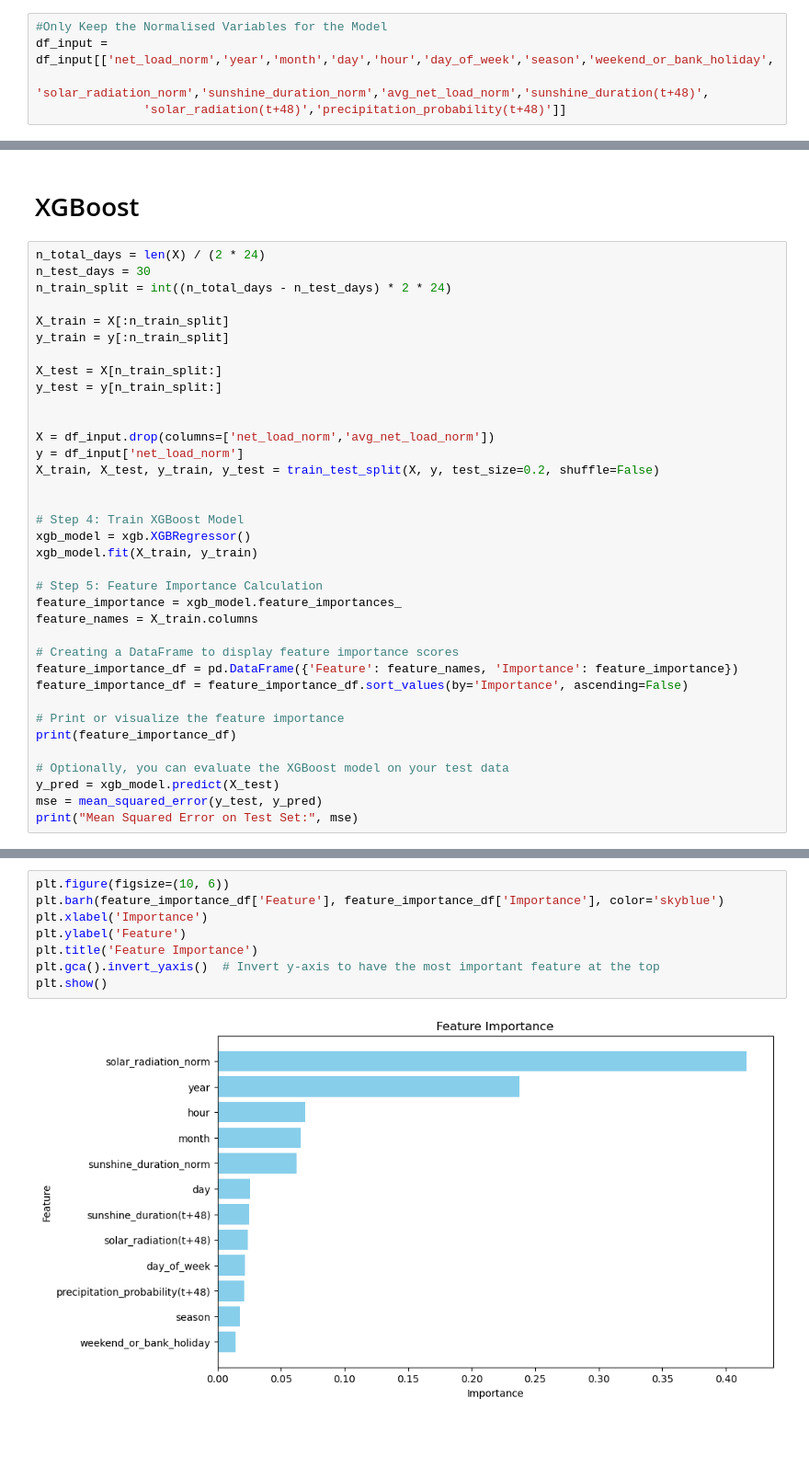
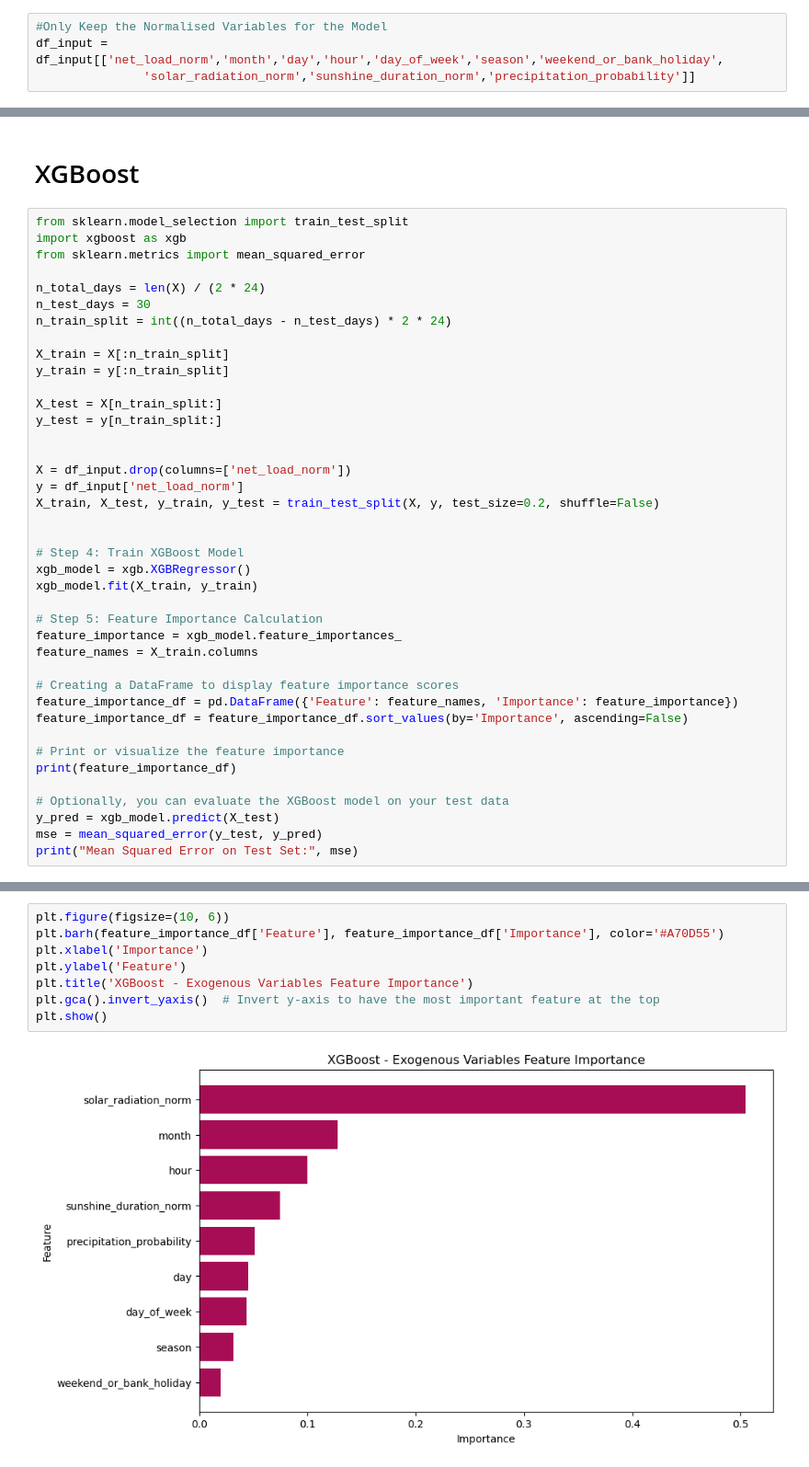
Before and after one commit to dguiraldes/aml_project, a Jupyter notebook: XGBoost - Adri.ipynb, the cells around one changed output, grey strips where cells are left out. Shown at 92% size. Cells and saved outputs as stored; diff of their text form; blank space fills up the shorter version.

```diff
--- a/XGBoost - Adri.ipynb
+++ b/XGBoost - Adri.ipynb
@@ -127,9 +127,8 @@ See the caveats in the documentation: https://pandas.pydata.org/pandas-docs/stab
   df_input.dropna(inplace=True)
 # %%
 #Only Keep the Normalised Variables for the Model
-df_input = df_input[['net_load_norm','year','month','day','hour','day_of_week','season','weekend_or_bank_holiday',
-               'solar_radiation_norm','sunshine_duration_norm','avg_net_load_norm','sunshine_duration(t+48)',
-               'solar_radiation(t+48)','precipitation_probability(t+48)']]
+df_input = df_input[['net_load_norm','month','day','hour','day_of_week','season','weekend_or_bank_holiday',
+               'solar_radiation_norm','sunshine_duration_norm','precipitation_probability']]
 # %% [markdown]
 # Generate X and Y Matrices
 # %%
@@ -173,6 +172,10 @@ model5.add(Dense(y_train.shape[1]))
 # %% [markdown]
 # XGBoost
 # %%
+from sklearn.model_selection import train_test_split
+import xgboost as xgb
+from sklearn.metrics import mean_squared_error
+
 n_total_days = len(X) / (2 * 24)
 n_test_days = 30
 n_train_split = int((n_total_days - n_test_days) * 2 * 24)
@@ -184,7 +187,7 @@ X_test = X[n_train_split:]
 y_test = y[n_train_split:]
 
 
-X = df_input.drop(columns=['net_load_norm','avg_net_load_norm'])
+X = df_input.drop(columns=['net_load_norm'])
 y = df_input['net_load_norm']
 X_train, X_test, y_train, y_test = train_test_split(X, y, test_size=0.2, shuffle=False)
 
@@ -226,10 +226,10 @@ Mean Squared Error on Test Set: 0.018397532292032632
 # %%
 plt.figure(figsize=(10, 6))
-plt.barh(feature_importance_df['Feature'], feature_importance_df['Importance'], color='skyblue')
+plt.barh(feature_importance_df['Feature'], feature_importance_df['Importance'], color='#A70D55')
 plt.xlabel('Importance')
 plt.ylabel('Feature')
-plt.title('Feature Importance')
+plt.title('XGBoost - Exogenous Variables Feature Importance')
 plt.gca().invert_yaxis()  # Invert y-axis to have the most important feature at the top
 plt.show()
 # %% [output]
-[figure, old version]
+[figure, new version]
```
Also changed, not shown: parts of 1 cell of this notebook.
